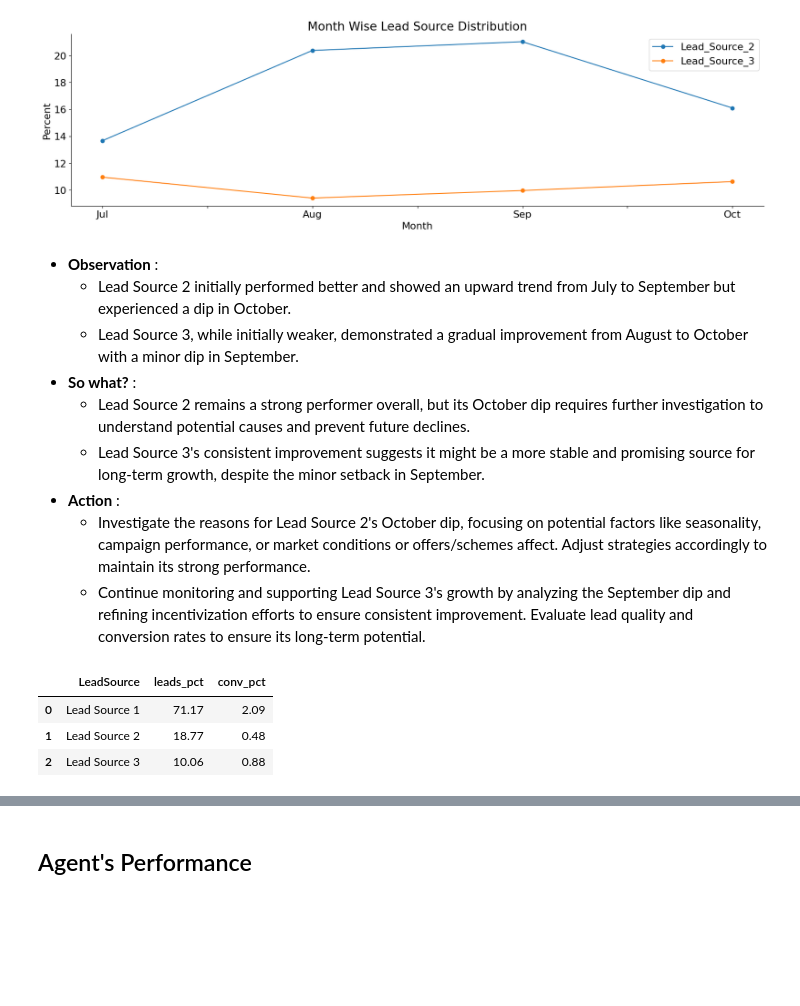
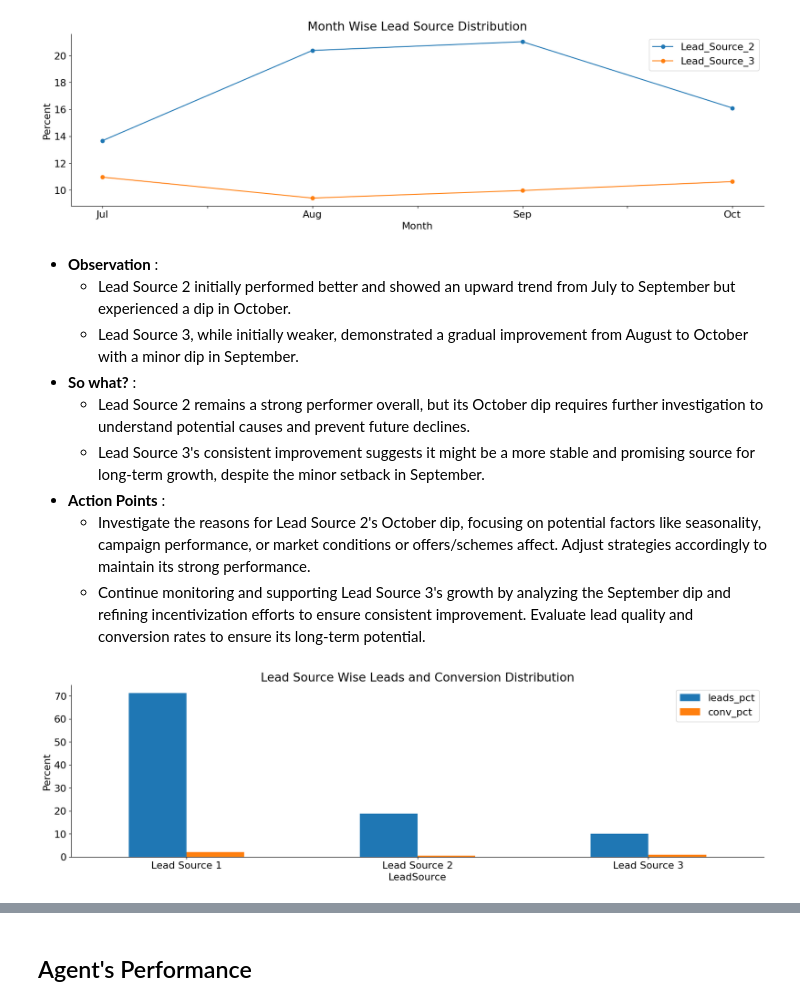
Before and after one commit to dakshbhatnagar/projects, a Jupyter notebook: sales_conversions/conversions.ipynb, the cells around one changed output, grey strips where cells are left out. Cells and saved outputs as stored; diff of their text form; code cells hidden in the pictures; blank space fills up the shorter version.

```diff
--- a/sales_conversions/conversions.ipynb
+++ b/sales_conversions/conversions.ipynb
@@ -185,24 +181,25 @@ plt.show()
 - **So what?** :
   - Lead Source 2 remains a strong performer overall, but its October dip requires further investigation to understand potential causes and prevent future declines.
   - Lead Source 3's consistent improvement suggests it might be a more stable and promising source for long-term growth, despite the minor setback in September.
-- **Action** :
+- **Action Points** :
   - Investigate the reasons for Lead Source 2's October dip, focusing on potential factors like seasonality, campaign performance, or market conditions or offers/schemes affect. Adjust strategies accordingly to maintain its strong performance.
   - Continue monitoring and supporting Lead Source 3's growth by analyzing the September dip and refining incentivization efforts to ensure consistent improvement. Evaluate lead quality and conversion rates to ensure its long-term potential.
 # %%
 query = '''
 select LeadSource,
       round(count(*)*100.0/(select count(*) from travels),2) as leads_pct,
       round(count(ConvertedBy)*100.0/(select count(*) from travels),2) as conv_pct
 from travels
 group by LeadSource
 '''
 conversions = pd.read_sql(query, conn)
-conversions
+conversions.set_index('LeadSource').plot(kind='bar',
+                             title='Lead Source Wise Leads and Conversion Distribution')
+plt.ylabel('Percent')
+plt.xticks(rotation=0)
+plt.show()
 # %% [output]
-|  | LeadSource | leads_pct | conv_pct |
-| 0 | Lead Source 1 | 71.17 | 2.09 |
-| 1 | Lead Source 2 | 18.77 | 0.48 |
-| 2 | Lead Source 3 | 10.06 | 0.88 |
+[figure, added]
 # %% [markdown]
 - **Observation** :
  - Lead Source 1 generates the highest percentage of leads (71.17%) and has the highest conversion rate (2.09%).
```
Also changed, not shown: parts of 15 cells of this notebook, 2 other files.
